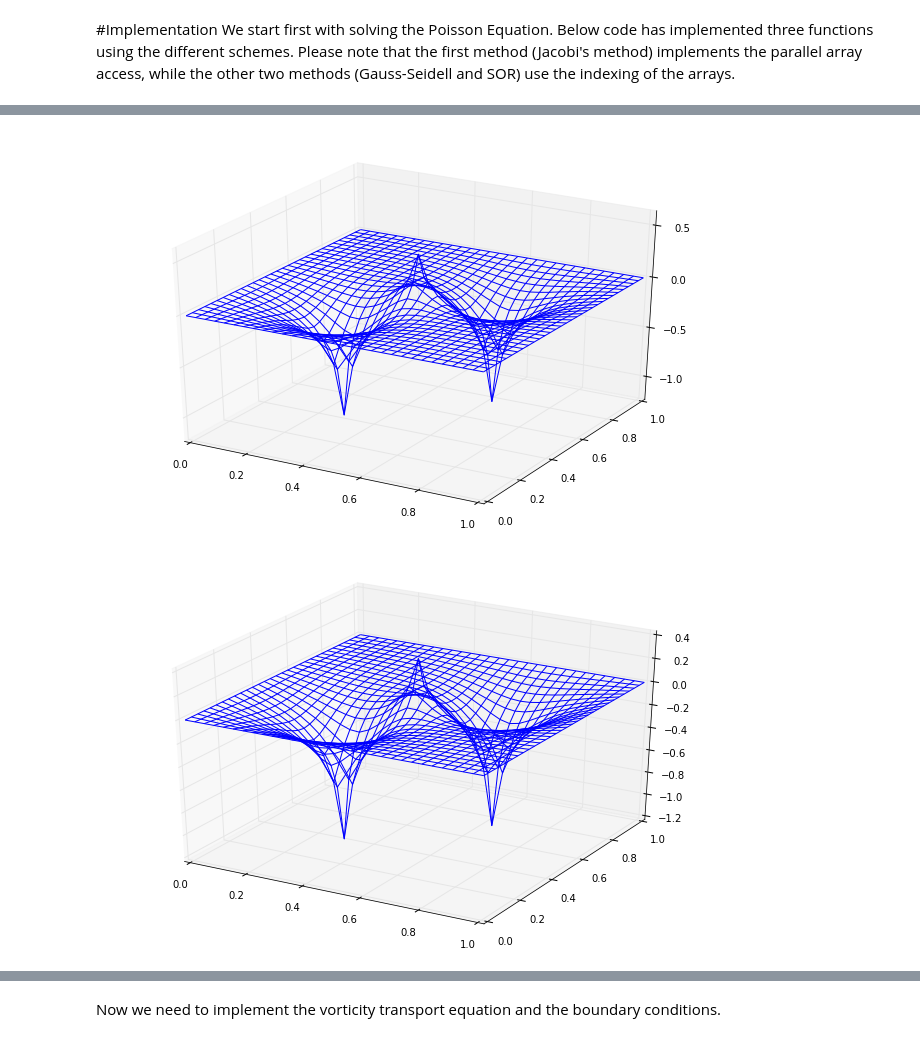
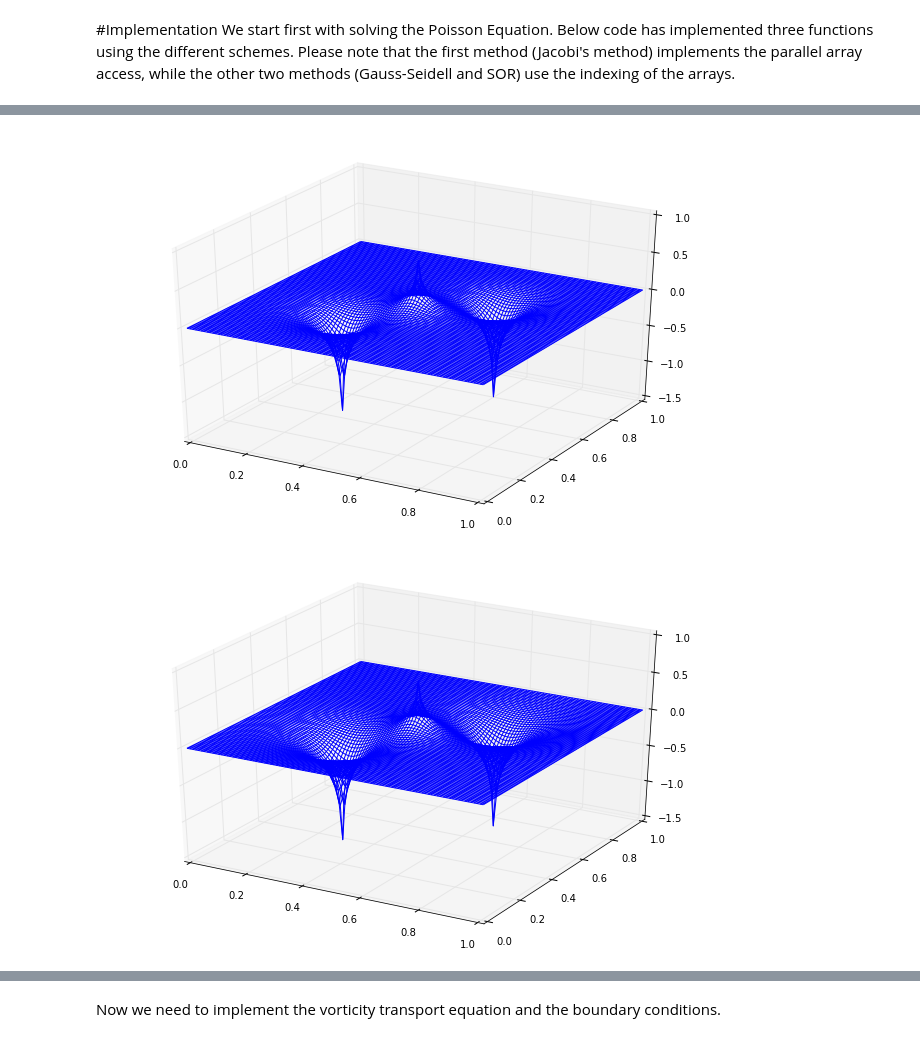
Before and after one commit to cdohl/PAP751, a Jupyter notebook: Finite Difference Techniques/05_vorticity_streamfunction formulation.ipynb, the cells around one changed output, grey strips where cells are left out. Drawn from its saved outputs; the diff is of its cells as text; code cells hidden in the pictures.

```diff
--- a/Finite Difference Techniques/05_vorticity_streamfunction formulation.ipynb
+++ b/Finite Difference Techniques/05_vorticity_streamfunction formulation.ipynb
@@ -125,10 +135,11 @@ We start first with solving the Poisson Equation. Below code has implemented thr
 from mpl_toolkits.mplot3d import Axes3D
 import numpy as np
 import matplotlib.pyplot as plt
+from numba import autojit
 %matplotlib inline
 
-err_val=0.0001 #maximum relative error
-maxiter=300 #maximum number of iteration
+err_val=0.001 #maximum relative error
+maxiter=500 #maximum number of iteration
 
 #helper function to return the relative error
 def relerror(old,new):
@@ -190,9 +201,10 @@ def solvePoisson_GaussSeidel(p,f,deltax):
     #print relerror(pn,p)
     return p
 
+#@autojit
 def solvePoisson_SOR(p,f,deltax):
     iter=0
-    beta=1.3
+    beta=1.1
     while True:
         pn=p.copy()
         p[:]=0.
@@ -217,7 +229,7 @@ def solvePoisson_SOR(p,f,deltax):
     return p
 # %%
 #arrays
-n=31
+n=101
 L=1.#length
 deltax=L/n
 p = np.zeros((n,n))
@@ -248,2 +266,2 @@ Wall time: 22.6 ms
-[figure, old version]
+[figure, new version]
-[figure, old version]
+[figure, new version]
```
Also changed, not shown: parts of 5 cells of this notebook, 2 other files.
